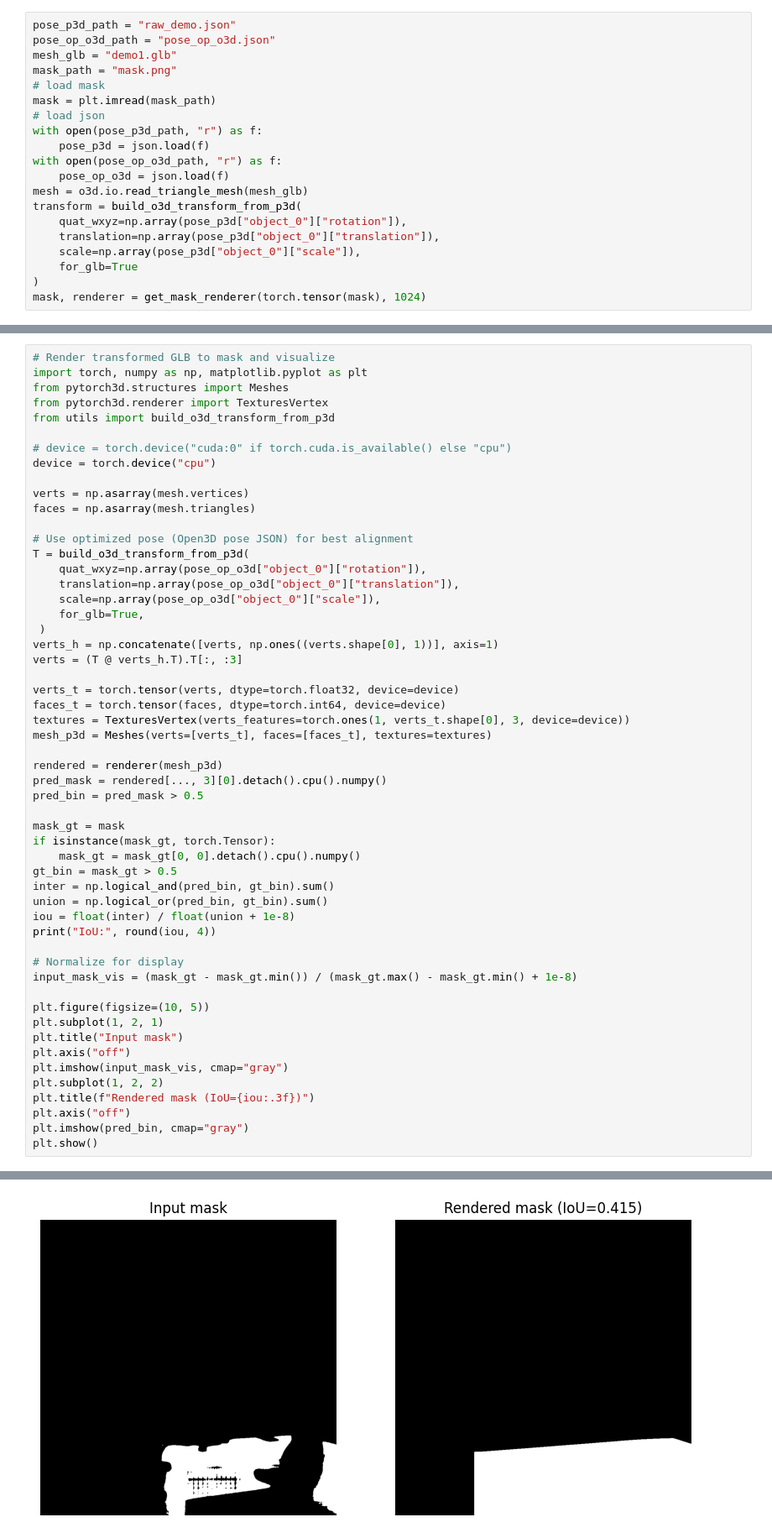
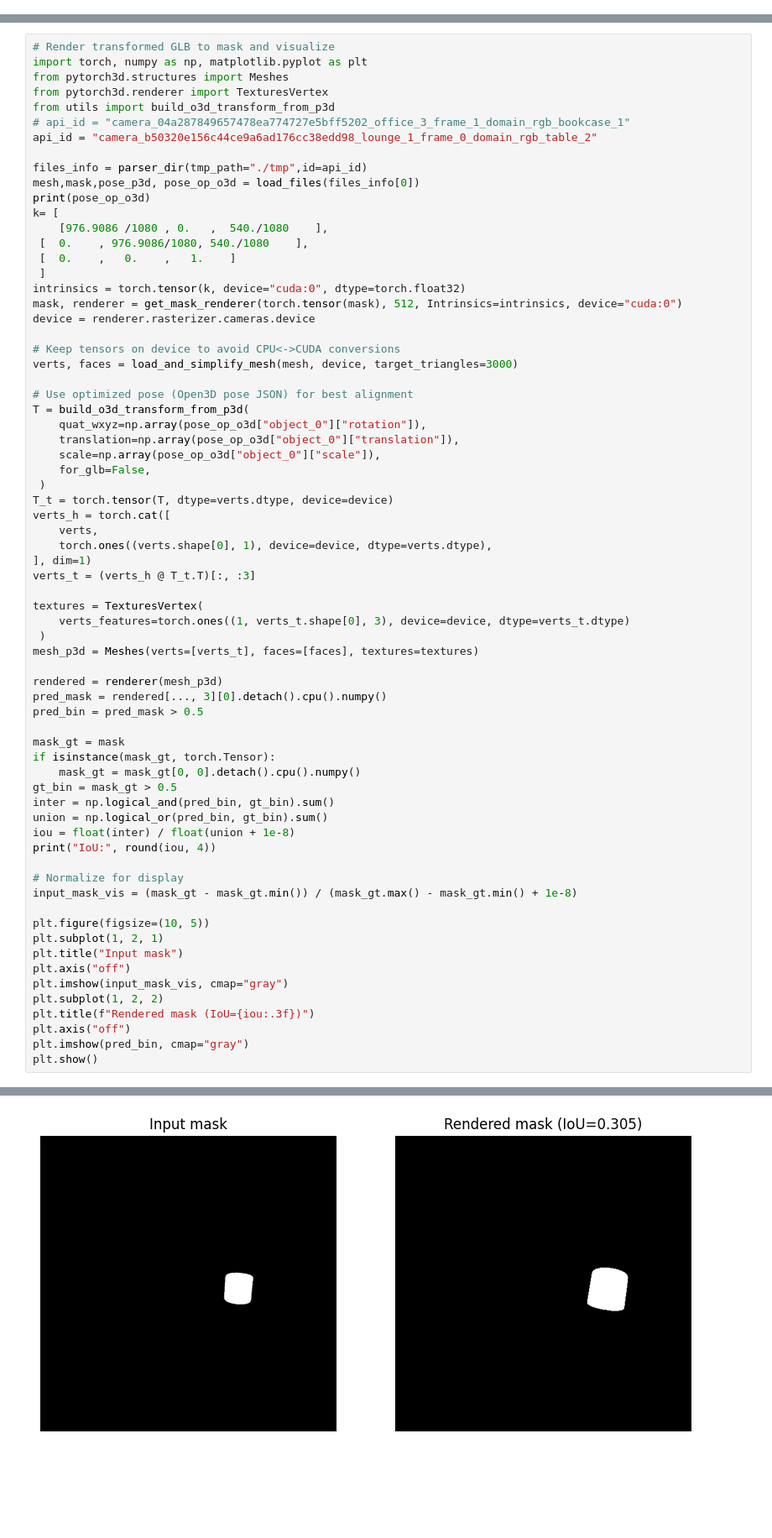
Before and after one commit to gaobiaoli/sam-3d-objects, a Jupyter notebook: render_demo.ipynb, the cells around one changed output, grey strips where cells are left out. Shown at 84% size. Cells and saved outputs as stored; diff of their text form; blank space fills up the shorter version.

```diff
--- a/render_demo.ipynb
+++ b/render_demo.ipynb
@@ -114,20 +133,0 @@ pose_op_o3d
-# %%
-pose_p3d_path = "raw_demo.json"
-pose_op_o3d_path = "pose_op_o3d.json"
-mesh_glb = "demo1.glb"
-mask_path = "mask.png"
-# load mask
-mask = plt.imread(mask_path)
-# load json
-with open(pose_p3d_path, "r") as f:
-    pose_p3d = json.load(f)
-with open(pose_op_o3d_path, "r") as f:
-    pose_op_o3d = json.load(f)
-mesh = o3d.io.read_triangle_mesh(mesh_glb)
-transform = build_o3d_transform_from_p3d(
-    quat_wxyz=np.array(pose_p3d["object_0"]["rotation"]),
-    translation=np.array(pose_p3d["object_0"]["translation"]),
-    scale=np.array(pose_p3d["object_0"]["scale"]),
-    for_glb=True
-)
-mask, renderer = get_mask_renderer(torch.tensor(mask), 1024)
@@ -137,27 +170,42 @@ import torch, numpy as np, matplotlib.pyplot as plt
 from pytorch3d.structures import Meshes
 from pytorch3d.renderer import TexturesVertex
 from utils import build_o3d_transform_from_p3d
+# api_id = "camera_04a287849657478ea774727e5bff5202_office_3_frame_1_domain_rgb_bookcase_1"
+api_id = "camera_b50320e156c44ce9a6ad176cc38edd98_lounge_1_frame_0_domain_rgb_table_2"
 
-# device = torch.device("cuda:0" if torch.cuda.is_available() else "cpu")
-device = torch.device("cpu")
+files_info = parser_dir(tmp_path="./tmp",id=api_id)
+mesh,mask,pose_p3d, pose_op_o3d = load_files(files_info[0])
+print(pose_op_o3d)
+k= [
+    [976.9086 /1080 , 0.   ,  540./1080    ],
+ [  0.    , 976.9086/1080, 540./1080    ],
+ [  0.    ,   0.    ,   1.    ]
+ ]
+intrinsics = torch.tensor(k, device="cuda:0", dtype=torch.float32)
+mask, renderer = get_mask_renderer(torch.tensor(mask), 512, Intrinsics=intrinsics, device="cuda:0")
+device = renderer.rasterizer.cameras.device
 
-verts = np.asarray(mesh.vertices)
-faces = np.asarray(mesh.triangles)
+# Keep tensors on device to avoid CPU<->CUDA conversions
+verts, faces = load_and_simplify_mesh(mesh, device, target_triangles=3000)
 
 # Use optimized pose (Open3D pose JSON) for best alignment
 T = build_o3d_transform_from_p3d(
     quat_wxyz=np.array(pose_op_o3d["object_0"]["rotation"]),
     translation=np.array(pose_op_o3d["object_0"]["translation"]),
     scale=np.array(pose_op_o3d["object_0"]["scale"]),
-    for_glb=True,
+    for_glb=False,
  )
-verts_h = np.concatenate([verts, np.ones((verts.shape[0], 1))], axis=1)
-verts = (T @ verts_h.T).T[:, :3]
+T_t = torch.tensor(T, dtype=verts.dtype, device=device)
+verts_h = torch.cat([
+    verts,
+    torch.ones((verts.shape[0], 1), device=device, dtype=verts.dtype),
+], dim=1)
+verts_t = (verts_h @ T_t.T)[:, :3]
 
-verts_t = torch.tensor(verts, dtype=torch.float32, device=device)
-faces_t = torch.tensor(faces, dtype=torch.int64, device=device)
-textures = TexturesVertex(verts_features=torch.ones(1, verts_t.shape[0], 3, device=device))
-mesh_p3d = Meshes(verts=[verts_t], faces=[faces_t], textures=textures)
+textures = TexturesVertex(
+    verts_features=torch.ones((1, verts_t.shape[0], 3), device=device, dtype=verts_t.dtype)
+ )
+mesh_p3d = Meshes(verts=[verts_t], faces=[faces], textures=textures)
 
 rendered = renderer(mesh_p3d)
 pred_mask = rendered[..., 3][0].detach().cpu().numpy()
@@ -190 +239 @@ IoU: 0.4148
-[figure, old version]
+[figure, new version]
```
Also changed, not shown: parts of 5 cells of this notebook, 5 other files.
